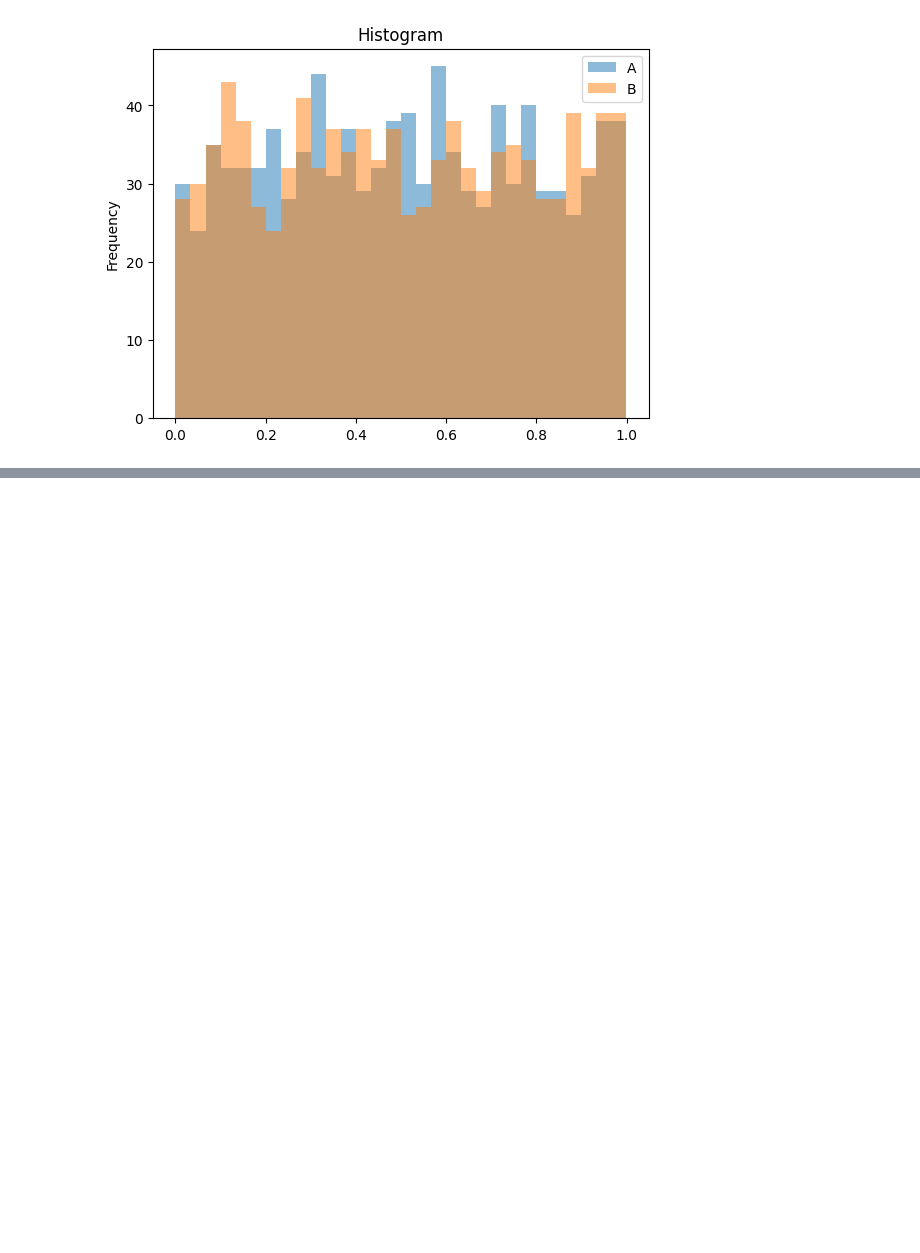
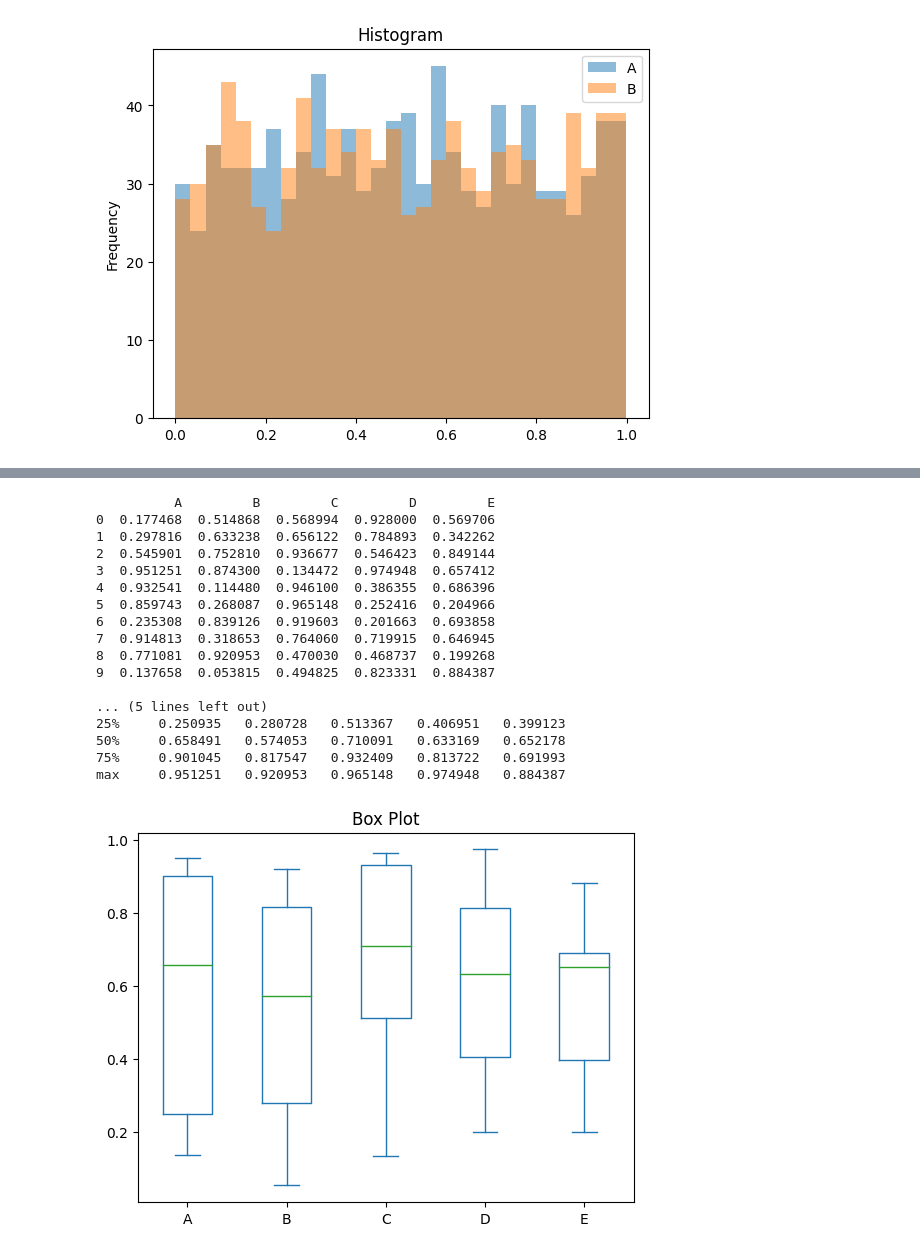
Before and after one commit to windyday0622/windyday, a Jupyter notebook: m3_분석 라이브러리/ pandas_3_탐색.ipynb, the cells around one changed output, grey strips where cells are left out. Saved outputs shown, nothing was run; the diff lists cells and outputs as text; code cells hidden in the pictures; blank space fills up the shorter version.

```diff
--- a/m3_분석 라이브러리/ pandas_3_탐색.ipynb
+++ b/m3_분석 라이브러리/ pandas_3_탐색.ipynb
@@ -627,0 +628,27 @@ plt.show()
+# %%
+df = pd.DataFrame(np.random.rand(10,5), columns=['A', 'B', 'C', 'D', 'E'])
+print(df,'\n')
+print(df.describe(),'\n')
+
+df.plot.box()
+plt.title('Box Plot')
+plt.show()
+# %% [output]
+          A         B         C         D         E
+0  0.177468  0.514868  0.568994  0.928000  0.569706
+1  0.297816  0.633238  0.656122  0.784893  0.342262
+2  0.545901  0.752810  0.936677  0.546423  0.849144
+3  0.951251  0.874300  0.134472  0.974948  0.657412
+4  0.932541  0.114480  0.946100  0.386355  0.686396
+5  0.859743  0.268087  0.965148  0.252416  0.204966
+6  0.235308  0.839126  0.919603  0.201663  0.693858
+7  0.914813  0.318653  0.764060  0.719915  0.646945
+8  0.771081  0.920953  0.470030  0.468737  0.199268
+9  0.137658  0.053815  0.494825  0.823331  0.884387
+
+... (5 lines left out)
+25%     0.250935   0.280728   0.513367   0.406951   0.399123
+50%     0.658491   0.574053   0.710091   0.633169   0.652178
+75%     0.901045   0.817547   0.932409   0.813722   0.691993
+max     0.951251   0.920953   0.965148   0.974948   0.884387
+[figure, added]
```
Also changed, not shown: parts of 13 cells of this notebook.
